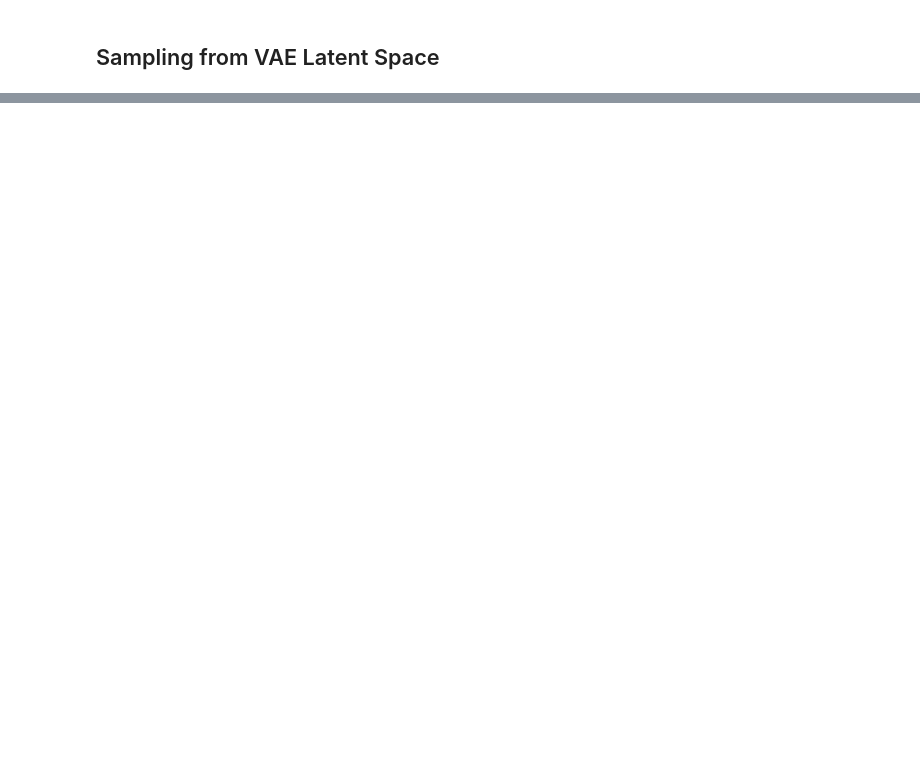
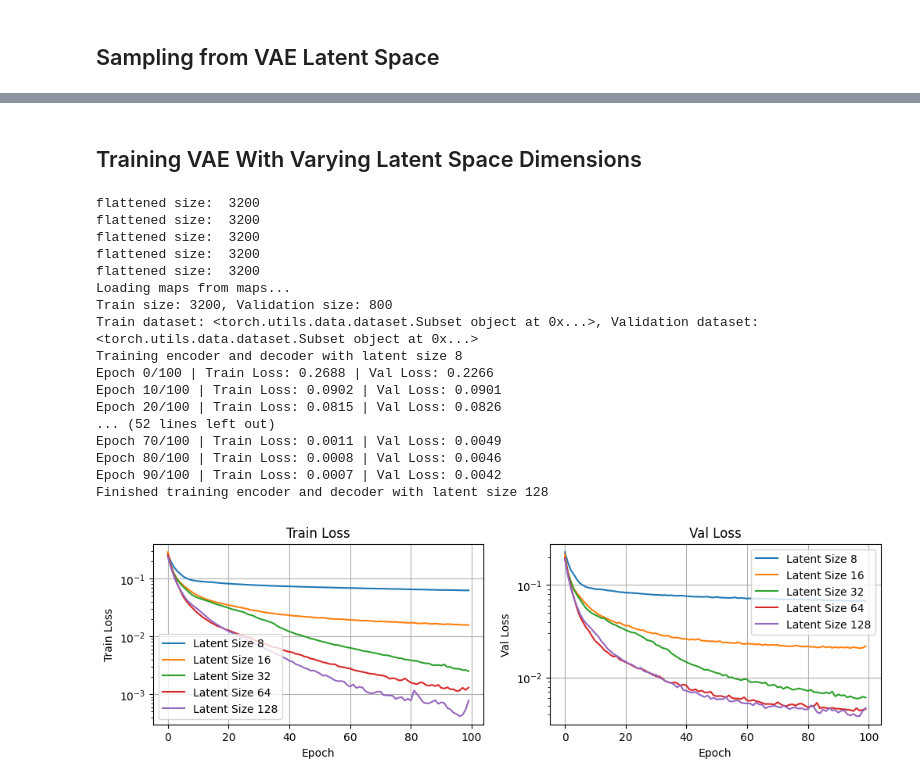
Before and after one commit to MarshallVielmetti/dynamic_mpnet, a Jupyter notebook: code/dynamic_mpnet.ipynb, the cells around one changed output, grey strips where cells are left out. Cells and saved outputs as stored; diff of their text form; code cells hidden in the pictures; blank space fills up the shorter version.

```diff
--- a/code/dynamic_mpnet.ipynb
+++ b/code/dynamic_mpnet.ipynb
@@ -619,0 +627,78 @@ Shape of cov: (32, 32)
+# %% [markdown]
+## Training VAE With Varying Latent Space Dimensions
+# %%
+
+LATENT_SIZES = [8, 16, 32, 64, 128]
+LR = 1e-4
+NUM_EPOCHS = 100
+
+encoders = []
+decoders = []
+
+# Construct the encoders and decoders
+for latent_size in LATENT_SIZES:
+    encoder = VariationalEncoder((12, 12), latent_size)
+    decoder = CNNDecoder((12, 12), latent_size)
+    encoders.append(encoder)
+    decoders.append(decoder)
+
+# Train the encoders and decoders
+train_loader, val_loader = get_data_loaders(folder="maps")
+train_losses = []
+val_losses = []
+
+for i, (encoder, decoder) in enumerate(zip(encoders, decoders)):
+    print(f"Training encoder and decoder with latent size {LATENT_SIZES[i]}")
+
+    train_loss, val_loss = train_autoencoder(
+        encoder,
+        decoder,
+        train_loader,
+        val_loader,
+        lr=LR,
+        num_epochs=NUM_EPOCHS
+    )
+    train_losses.append(train_loss)
+    val_losses.append(val_loss)
+    print(f"Finished training encoder and decoder with latent size {LATENT_SIZES[i]}")
+
+
+# Plot the train and validation losses on the same graph
+fig, axes = plt.subplots(nrows=1, ncols=2, figsize=(12, 3))
+for i, latent_size in enumerate(LATENT_SIZES):
+    axes[0].plot(train_losses[i], label=f'Latent Size {latent_size}')
+    axes[1].plot(val_losses[i], label=f'Latent Size {latent_size}')
+axes[0].grid()
+axes[0].set_title('Train Loss')
+axes[0].set_xlabel('Epoch')
+axes[0].set_ylabel('Train Loss')
+axes[0].set_yscale('log')
+axes[0].legend()
+
+axes[1].grid()
+axes[1].set_title('Val Loss')
+axes[1].set_xlabel('Epoch')
+axes[1].set_ylabel('Val Loss')
+axes[1].set_yscale('log')
+axes[1].legend()
+
+plt.show()
+# %% [output]
+flattened size:  3200
+flattened size:  3200
+flattened size:  3200
+flattened size:  3200
+flattened size:  3200
+Loading maps from maps...
+Train size: 3200, Validation size: 800
+Train dataset: <torch.utils.data.dataset.Subset object at 0x...>, Validation dataset: <torch.utils.data.dataset.Subset object at 0x...>
+Training encoder and decoder with latent size 8
+Epoch 0/100 | Train Loss: 0.2688 | Val Loss: 0.2266
+Epoch 10/100 | Train Loss: 0.0902 | Val Loss: 0.0901
+Epoch 20/100 | Train Loss: 0.0815 | Val Loss: 0.0826
+... (52 lines left out)
+Epoch 70/100 | Train Loss: 0.0011 | Val Loss: 0.0049
+Epoch 80/100 | Train Loss: 0.0008 | Val Loss: 0.0046
+Epoch 90/100 | Train Loss: 0.0007 | Val Loss: 0.0042
+Finished training encoder and decoder with latent size 128
+[figure, added]
```
Also changed, not shown: parts of 5 cells of this notebook, 27 other files.
